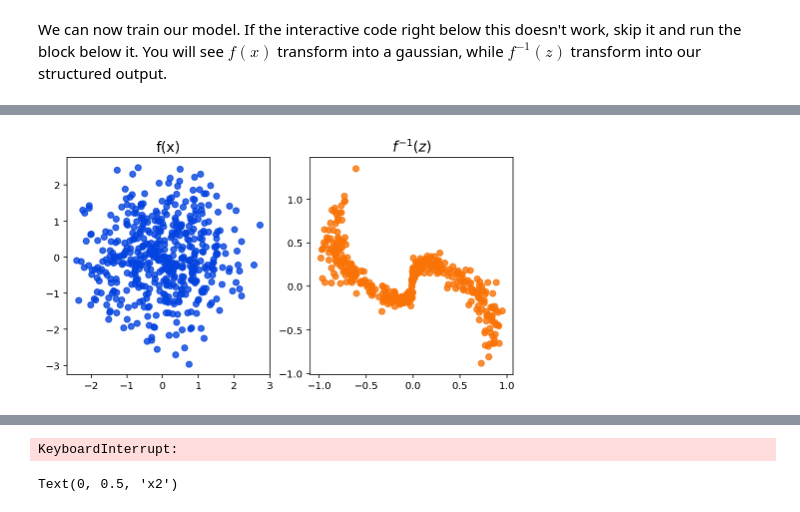
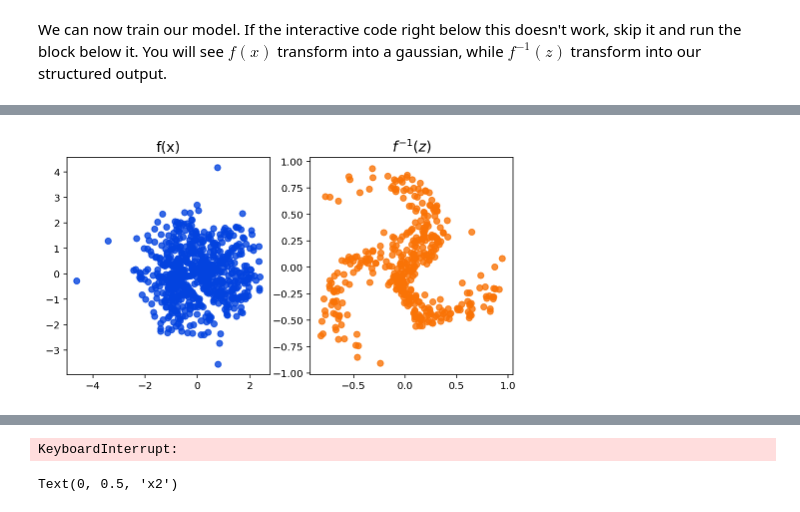
Before and after one commit to malbergo/GenerativeModelTutorials, a Jupyter notebook: ToyFlowNlayers.ipynb, the cells around one changed output, grey strips where cells are left out. Drawn from its saved outputs; the diff is of its cells as text; code cells hidden in the pictures.

```diff
--- a/ToyFlowNlayers.ipynb
+++ b/ToyFlowNlayers.ipynb
@@ -23,10 +23,11 @@ We will try to learn the invertible mapping between a 2D gaussian and an arbitra
 
 input_size = 2 # dimension
 n_layers = 10 # how many coupling layers
+K = 3 # number of curls in fake data
 # %% [markdown]
 Below is how we generate some pretty 2D distributions to model.
 # %%
-def real_sample(N = 100, K = 2):
+def real_sample(N = 100, K = 3):
     N_train = N*K # total number of points in the training set
     x_train = np.zeros((N_train,2)) # matrix containing the 2-dimensional datapoints
     y_train = np.zeros(N_train, dtype='uint8') # labels (not in one-hot representation)
@@ -44,6 +45,7 @@ def real_sample(N = 100, K = 2):
     return torch.from_numpy(x_train).double()
 
 test = real_sample(N=1000)
+print(test.min())
 plt.scatter(test[:, 0], test[:, 1], s=40)
 plt.show()
 # %% [output]
@@ -118,7 +121,7 @@ class Coupling(nn.Module):
         return z
 
     def logjacobian_det(self,x1,i):
-        logdetjac = (torch.sum(self.s[i](x1),dim = 1))
+        logdetjac = (torch.sum(self.s[i](x1), dim=1))
         return logdetjac
 
     # forward pass for ith coupling layer
@@ -127,7 +130,7 @@ class Coupling(nn.Module):
         x1, x2, id1, id2 = self.mask(x, self.perm, i )
         y1 = x1
         y2 = self.t[i](x1) + x2*torch.exp(self.s[i](x1))
-        logjacdet = self.logjacobian_det(x1, i)
+        logjacdet = self.logjacobian_det(y1, i)
         self.logjacdets.append(logjacdet)
         y = self.re_sort(y1,y2, id1,id2)
         return y
@@ -136,13 +139,13 @@ class Coupling(nn.Module):
     def inverse_func(self, z, i):
         z1, z2, id1, id2 = self.mask(z, self.perm, i)
         x1 = z2
-        x2 = (z1 - self.t[-i](z2)) *torch.exp(- self.s[-i](z2))
+        x2 = (z1 - self.t[i](z2)) *torch.exp(- self.s[i](z2))
         x = self.re_sort(x1,x2, id1,id2)
         return x
 
 
     def log_prob(self,z, logjacdets):
-        return self.prior.log_prob(z) + sum(self.logjacdets)
+        return  self.prior.log_prob(z) + sum(self.logjacdets)
 
     # run model
     def forward(self, x):
@@ -158,8 +161,9 @@ class Coupling(nn.Module):
     def sample(self, batchSize):
         decode = self.prior.sample((batchSize,))
         #x = self.inverse_func(z)
-        for i in range(n_layers):
-            if i == 0:
+        for i in range(0, n_layers)[::-1]:
+           # print(i)
+            if i == range(0, n_layers)[-1]:
                 x = self.inverse_func(decode, i )
             else:
                 x = self.inverse_func(x, i )
@@ -184,7 +188,7 @@ scatter2 = plt.scatter([], [], color='orange')
 
 for i in range(10000):
 
-    sample = real_sample(N = 250, K = 2)
+    sample = real_sample(N = 250, K = K)
     z, logp = model(sample.float())
 
     if i % 50 == 0:
@@ -220,27 +225,27 @@ KeyboardInterrupt:
 # %%
 %matplotlib inline
 for i in range(10000):
 
-    sample = real_sample(N = 250, K = 2)
+    sample = real_sample(N = 250, K = K)
     z, logp = model(sample.float())
 
     if i % 500 == 0:
         zs = model(sample.float())[0].detach().numpy()
         test_x = model.sample(400).cpu().data.numpy()
         fig, [ax1,ax2]=plt.subplots(1,2,figsize=(8,4))
         ax1.scatter(zs[:,0], zs[:,1], color = 'xkcd:blue', alpha = 0.8)
         ax1.set_title("f(x)", fontsize = 14)
         ax2.scatter(test_x[:,0],test_x[:,1], color = 'xkcd:orange', alpha = 0.8)
         ax2.set_title(r"$f^{-1}(z)$", fontsize = 14)
         plt.show()
 
     loss = -logp.mean()
 
     if i % 500 == 0:
         print("Epoch %s --->" % i, 'log loss = %.3f' % loss)
 
     optimizer.zero_grad()
     loss.backward(retain_graph=True)
     optimizer.step()
 # %% [output]
-[figure, old version]
+[figure, new version]
```
Also changed, not shown: parts of 7 cells of this notebook.
